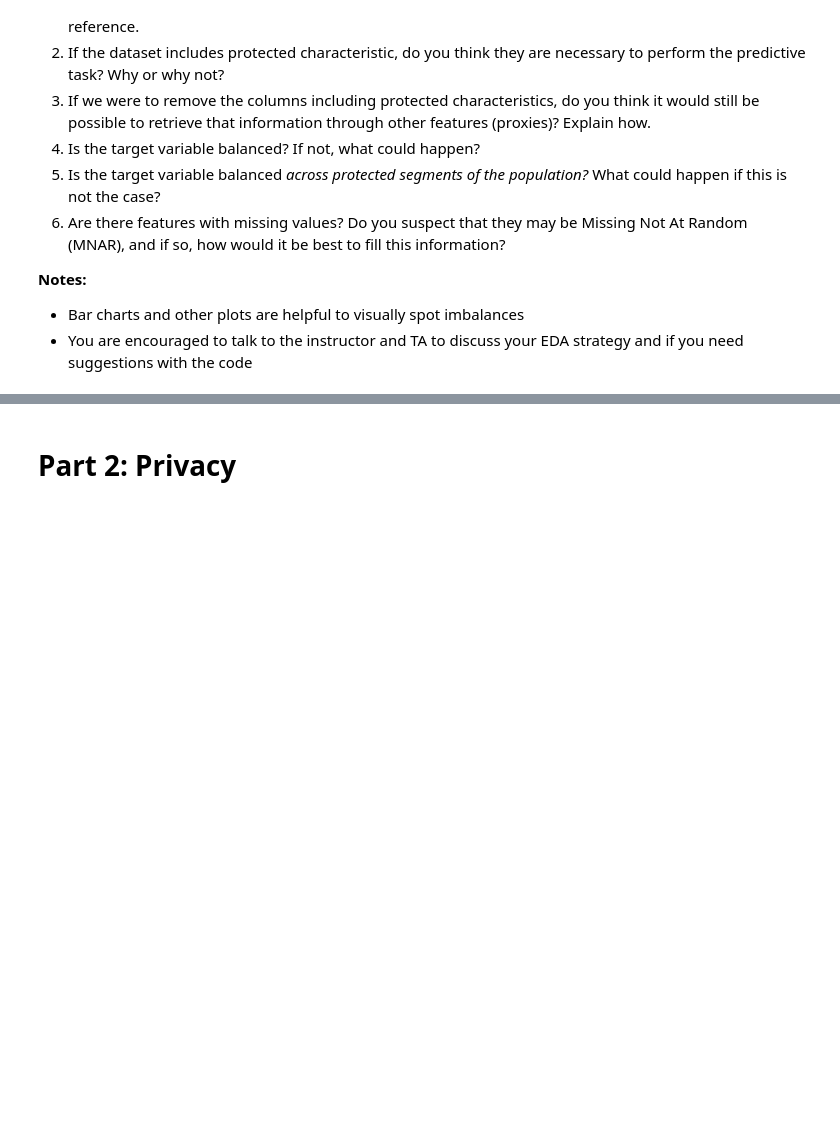
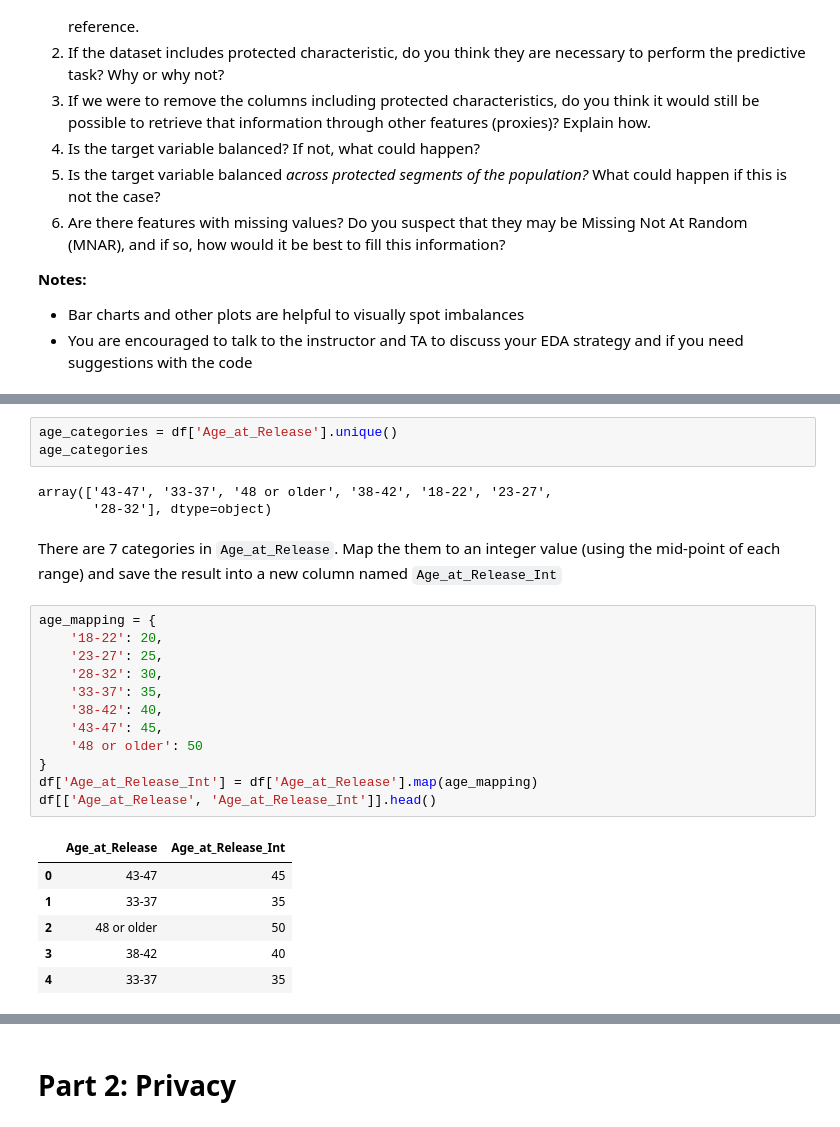
Before and after one commit to RaymondZhang20/DSCI430, a Jupyter notebook: Module 2 assignment-1.ipynb, the cells around one changed output, grey strips where cells are left out. Saved outputs shown, nothing was run; the diff lists cells and outputs as text; blank space fills up the shorter version.

```diff
--- a/Module 2 assignment-1.ipynb
+++ b/Module 2 assignment-1.ipynb
@@ -177,0 +230,27 @@ You are free to use tools and functions of your choice to complete the EDA. Your
+# %%
+age_categories = df['Age_at_Release'].unique()
+age_categories
+# %% [output]
+array(['43-47', '33-37', '48 or older', '38-42', '18-22', '23-27',
+       '28-32'], dtype=object)
+# %% [markdown]
+ There are 7 categories in `Age_at_Release`. Map the them to an integer value (using the mid-point of each range) and save the result into a new column named `Age_at_Release_Int`
+# %%
+age_mapping = {
+    '18-22': 20,
+    '23-27': 25,
+    '28-32': 30,
+    '33-37': 35,
+    '38-42': 40,
+    '43-47': 45,
+    '48 or older': 50
+}
+df['Age_at_Release_Int'] = df['Age_at_Release'].map(age_mapping)
+df[['Age_at_Release', 'Age_at_Release_Int']].head()
+# %% [output]
+|  | Age_at_Release | Age_at_Release_Int |
+| 0 | 43-47 | 45 |
+| 1 | 33-37 | 35 |
+| 2 | 48 or older | 50 |
+| 3 | 38-42 | 40 |
+| 4 | 33-37 | 35 |
```
Also changed, not shown: parts of 12 cells of this notebook.
